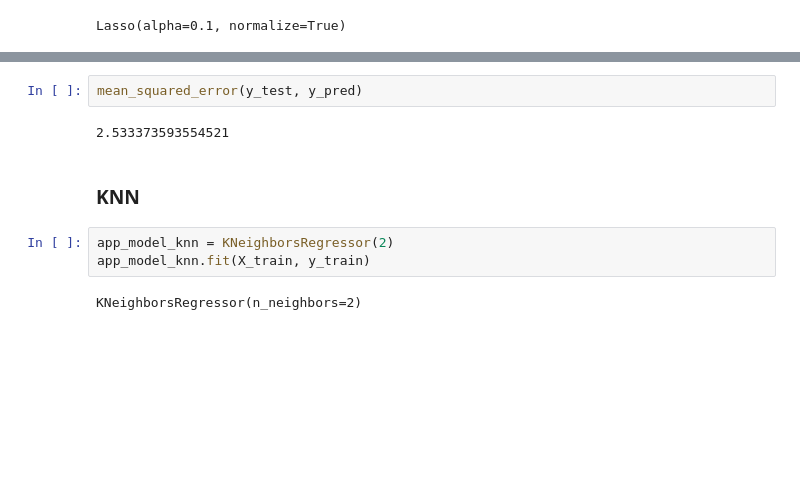
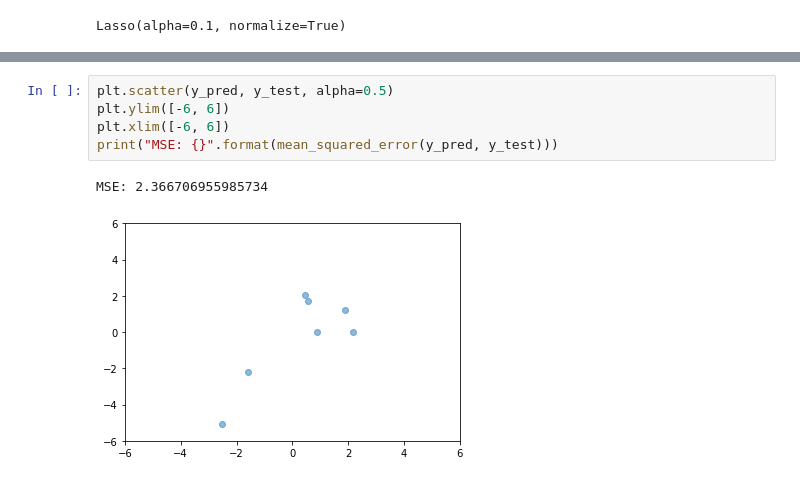
Before and after one commit to MaartenVandenhof-r0613805/real-estate-analysis, a Jupyter notebook: notebooks/Real estate prediction.ipynb, the cells around one changed output, grey strips where cells are left out. Drawn from its saved outputs; the diff is of its cells as text; blank space fills up the shorter version.

```diff
--- a/notebooks/Real estate prediction.ipynb
+++ b/notebooks/Real estate prediction.ipynb
@@ -103,11 +135,8 @@ pd.DataFrame(y_pred, y_test)
-# %%
-mean_squared_error(y_test, y_pred)
-# %% [output]
-2.533373593554521
-# %% [markdown]
-### KNN
-# %%
-app_model_knn = KNeighborsRegressor(2)
-app_model_knn.fit(X_train, y_train)
-# %% [output]
-KNeighborsRegressor(n_neighbors=2)
+# %%
+plt.scatter(y_pred, y_test, alpha=0.5)
+plt.ylim([-6, 6])
+plt.xlim([-6, 6])
+print("MSE: {}".format(mean_squared_error(y_pred, y_test)))
+# %% [output]
+MSE: 2.366706955985734
+[figure, added]
```
Also changed, not shown: parts of 17 cells of this notebook, 7 other files.
